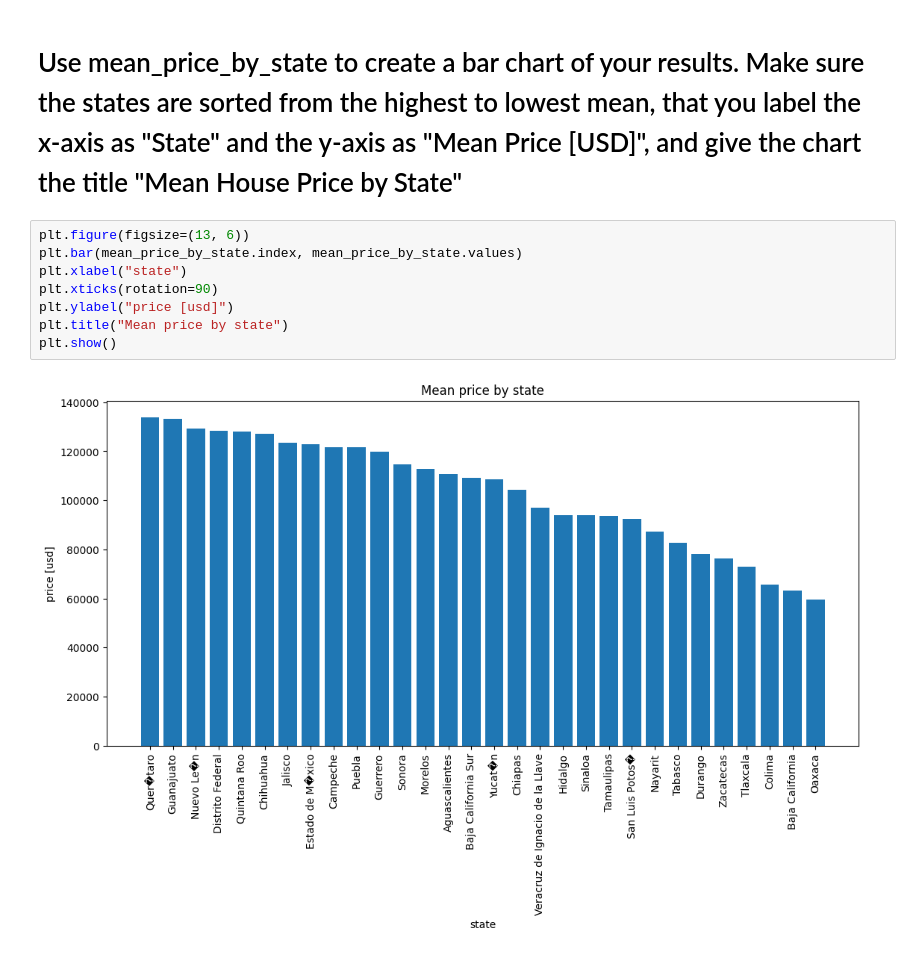
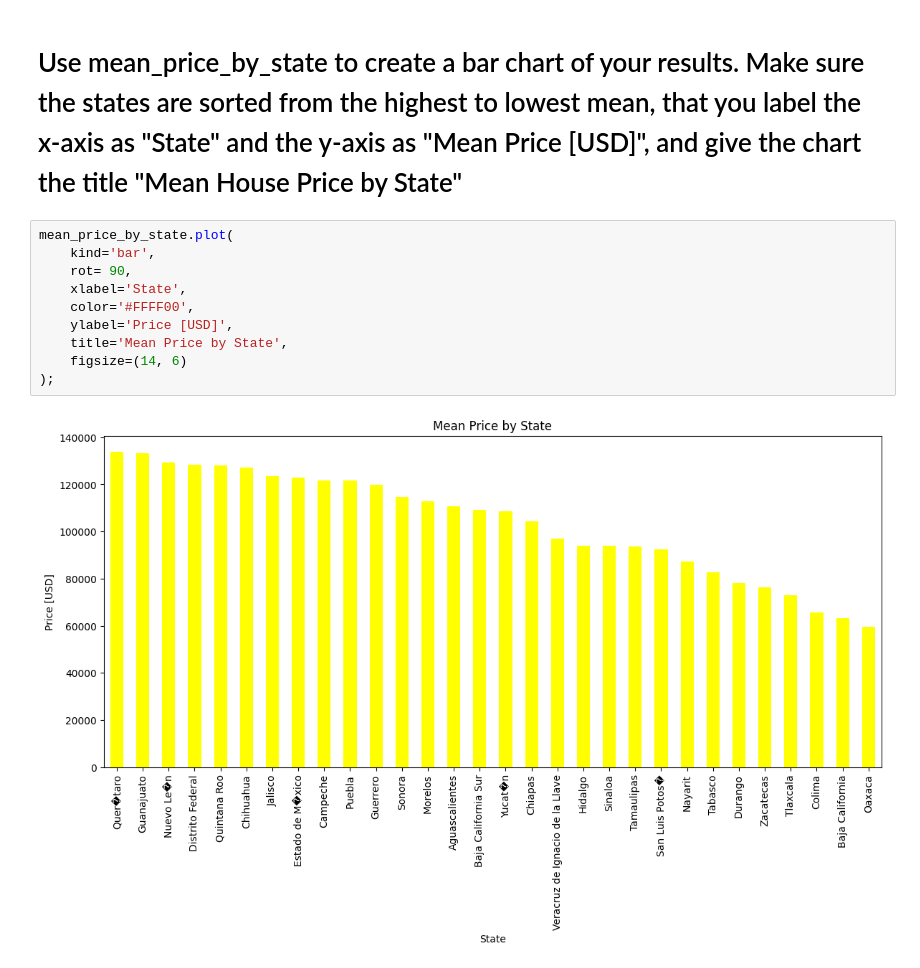
Before and after one commit to Hasan082/Data-Scientist-Project, a Jupyter notebook: Housing in Mexico/Step_4_research_Location_or_Size.ipynb, the cells around one changed output. Drawn from its saved outputs; the diff is of its cells as text.

Commit message:
mean brice by state using pandas

```diff
--- a/Housing in Mexico/Step_4_research_Location_or_Size.ipynb
+++ b/Housing in Mexico/Step_4_research_Location_or_Size.ipynb
@@ -42,12 +42,14 @@ Name: price_usd, dtype: float64
 # %% [markdown]
 # Use mean_price_by_state to create a bar chart of your results. Make sure the states are sorted from the highest to lowest mean, that you label the x-axis as "State" and the y-axis as "Mean Price [USD]", and give the chart the title "Mean House Price by State"
 # %%
-plt.figure(figsize=(13, 6))
-plt.bar(mean_price_by_state.index, mean_price_by_state.values)
-plt.xlabel("state")
-plt.xticks(rotation=90)
-plt.ylabel("price [usd]")
-plt.title("Mean price by state")
-plt.show()
+mean_price_by_state.plot(
+    kind='bar',
+    rot= 90,
+    xlabel='State',
+    color='#FFFF00',
+    ylabel='Price [USD]',
+    title='Mean Price by State',
+    figsize=(14, 6)
+);
 # %% [output]
-[figure, old version]
+[figure, new version]
```
